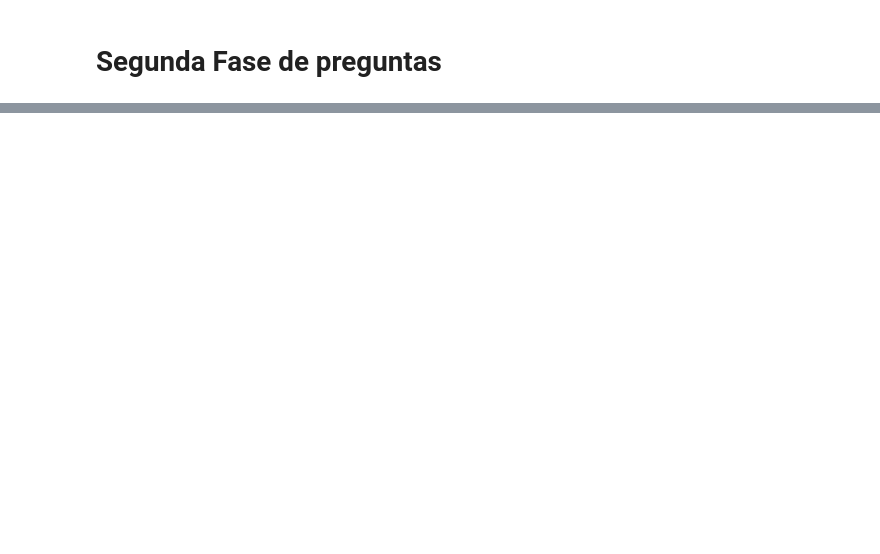
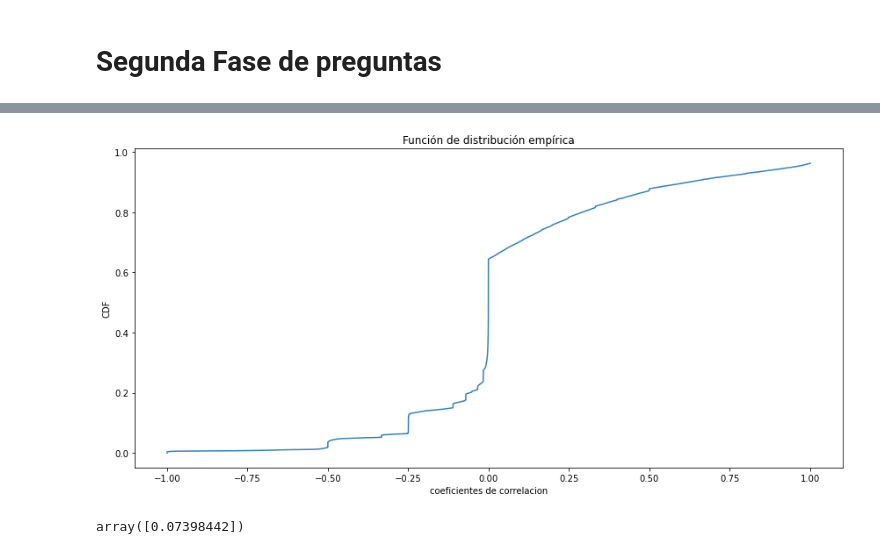
Before and after one commit to robinsonf214/Analisis_CVR, a Jupyter notebook: Preguntas.ipynb, the cells around one changed output, grey strips where cells are left out. Cells and saved outputs as stored; diff of their text form; code cells hidden in the pictures; blank space fills up the shorter version.

```diff
--- a/Preguntas.ipynb
+++ b/Preguntas.ipynb
@@ -261,0 +326,15 @@ for key, item in grupos:
+# %%
+coeficientes = dia.drop(['Trigger'], axis = 1).apply(pd.Series.autocorr,axis=1)
+fig, ax = plt.subplots(figsize=(12, 6))
+ecdf = ECDF(x=coeficientes)
+ax.plot(ecdf.x, ecdf.y, color="#3182bd")
+ax.set_title('Función de distribución empírica')
+ax.set_xlabel('coeficientes de correlacion')
+ax.set_ylabel('CDF')
+plt.tight_layout();
+# %% [output]
+[figure, added]
+# %%
+hurst(pd.DataFrame(dia.drop(['Trigger'], axis = 1).sum()))
+# %% [output]
+array([0.07398442])
```
Also changed, not shown: parts of 9 cells of this notebook.
